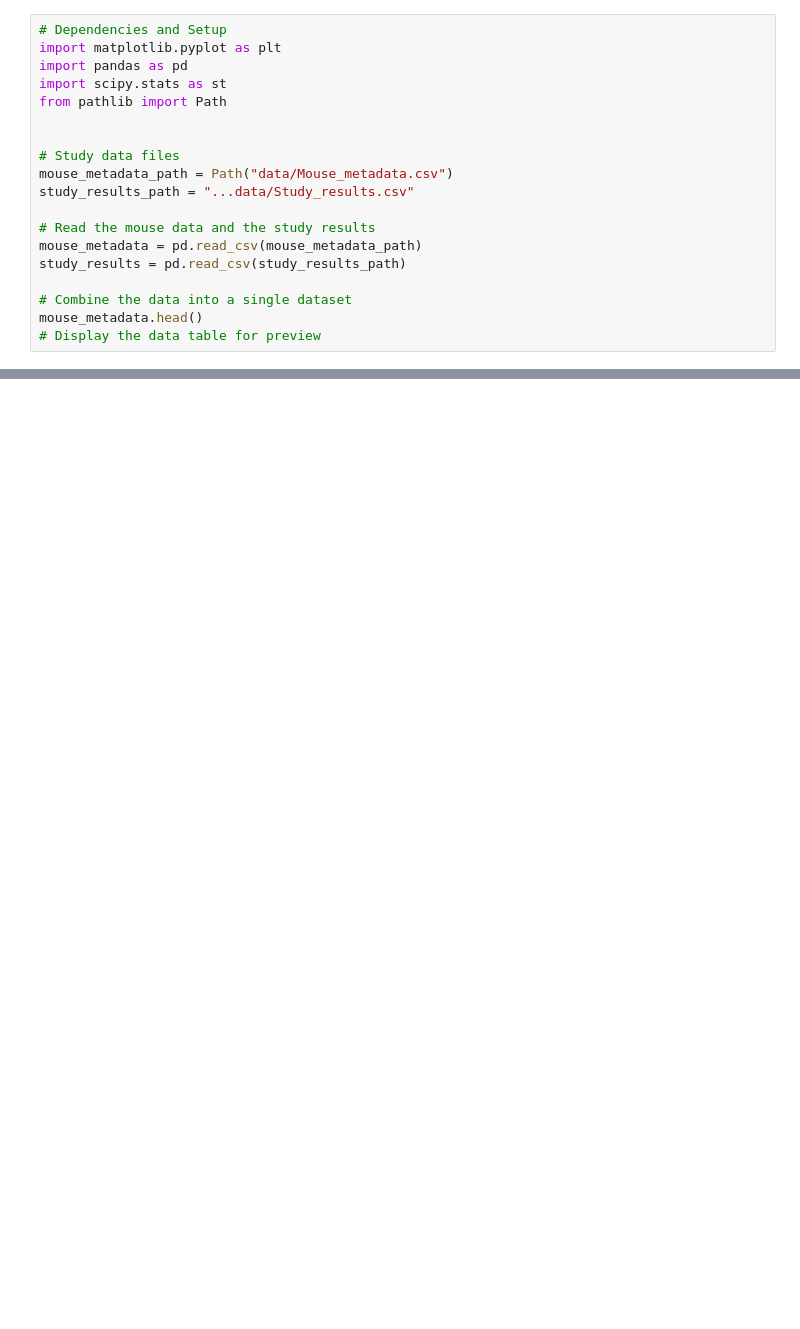
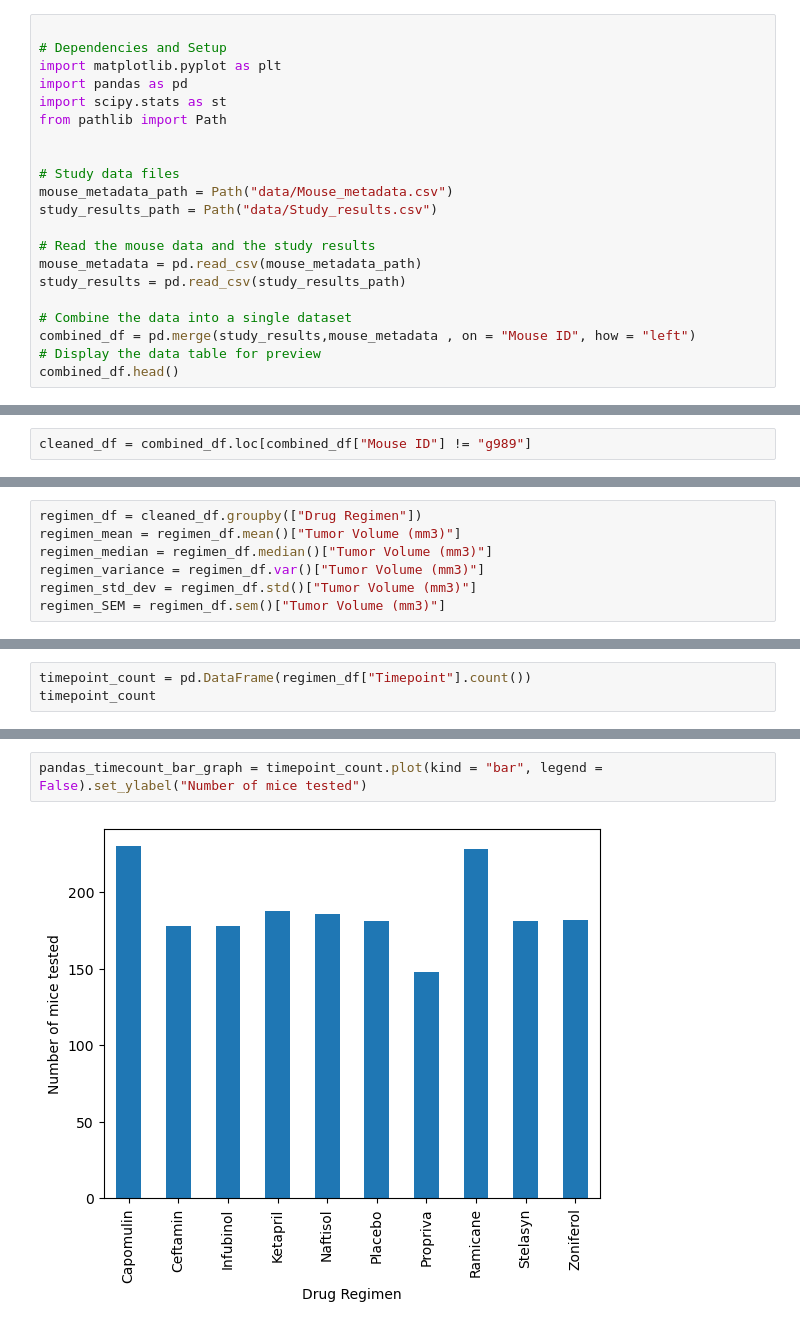
Before and after one commit to hasanhaider2468/MatPlotLib-project, a Jupyter notebook: MadLibProject/MatPlotLib assignment.ipynb, the cells around one changed output, grey strips where cells are left out. Cells and saved outputs as stored; diff of their text form; blank space fills up the shorter version.

```diff
--- a/MadLibProject/MatPlotLib assignment.ipynb
+++ b/MadLibProject/MatPlotLib assignment.ipynb
@@ -1,4 +25,5 @@
 # %%
+
 # Dependencies and Setup
 import matplotlib.pyplot as plt
 import pandas as pd
@@ -8,13 +33,14 @@ from pathlib import Path
 
 # Study data files
 mouse_metadata_path = Path("data/Mouse_metadata.csv")
-study_results_path = "...data/Study_results.csv"
+study_results_path = Path("data/Study_results.csv")
 
 # Read the mouse data and the study results
 mouse_metadata = pd.read_csv(mouse_metadata_path)
 study_results = pd.read_csv(study_results_path)
 
 # Combine the data into a single dataset
-mouse_metadata.head()
+combined_df = pd.merge(study_results,mouse_metadata , on = "Mouse ID", how = "left")
 # Display the data table for preview
+combined_df.head()
 # %% [output]
@@ -21,0 +83,2 @@ FileNotFoundError: [Errno 2] No such file or directory: 'data\\Mouse_metadata.cs
+# %%
+cleaned_df = combined_df.loc[combined_df["Mouse ID"] != "g989"]
@@ -21,0 +99,7 @@ FileNotFoundError: [Errno 2] No such file or directory: 'data\\Mouse_metadata.cs
+# %%
+regimen_df = cleaned_df.groupby(["Drug Regimen"])
+regimen_mean = regimen_df.mean()["Tumor Volume (mm3)"]
+regimen_median = regimen_df.median()["Tumor Volume (mm3)"]
+regimen_variance = regimen_df.var()["Tumor Volume (mm3)"]
+regimen_std_dev = regimen_df.std()["Tumor Volume (mm3)"]
+regimen_SEM = regimen_df.sem()["Tumor Volume (mm3)"]
@@ -21,0 +149,3 @@ FileNotFoundError: [Errno 2] No such file or directory: 'data\\Mouse_metadata.cs
+# %%
+timepoint_count = pd.DataFrame(regimen_df["Timepoint"].count())
+timepoint_count
@@ -21,0 +165,4 @@ FileNotFoundError: [Errno 2] No such file or directory: 'data\\Mouse_metadata.cs
+# %%
+pandas_timecount_bar_graph = timepoint_count.plot(kind = "bar", legend = False).set_ylabel("Number of mice tested")
+# %% [output]
+[figure, added]
```
Also changed, not shown: parts of 27 cells of this notebook.
